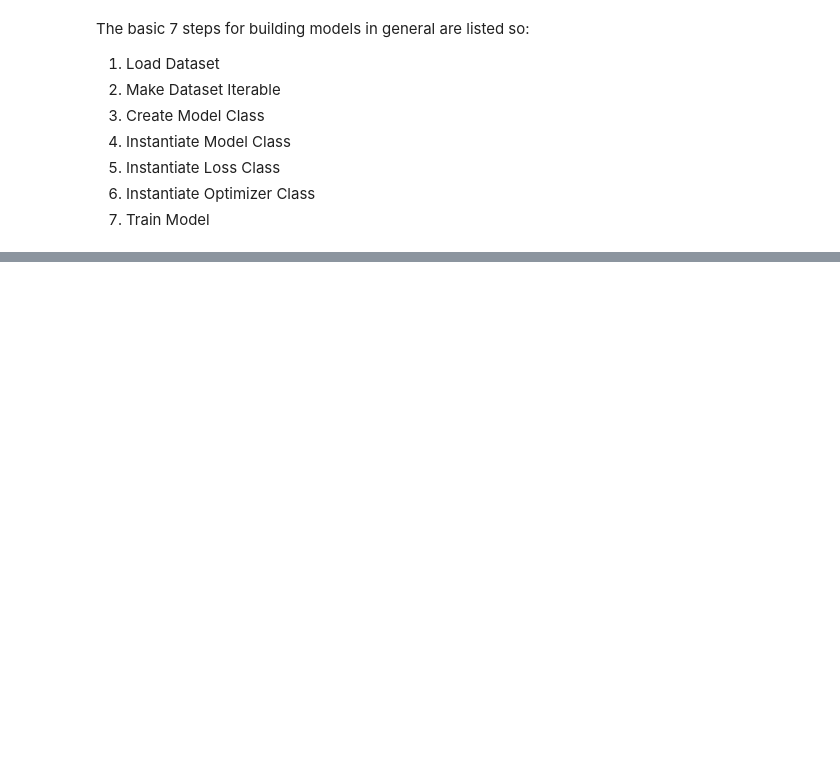
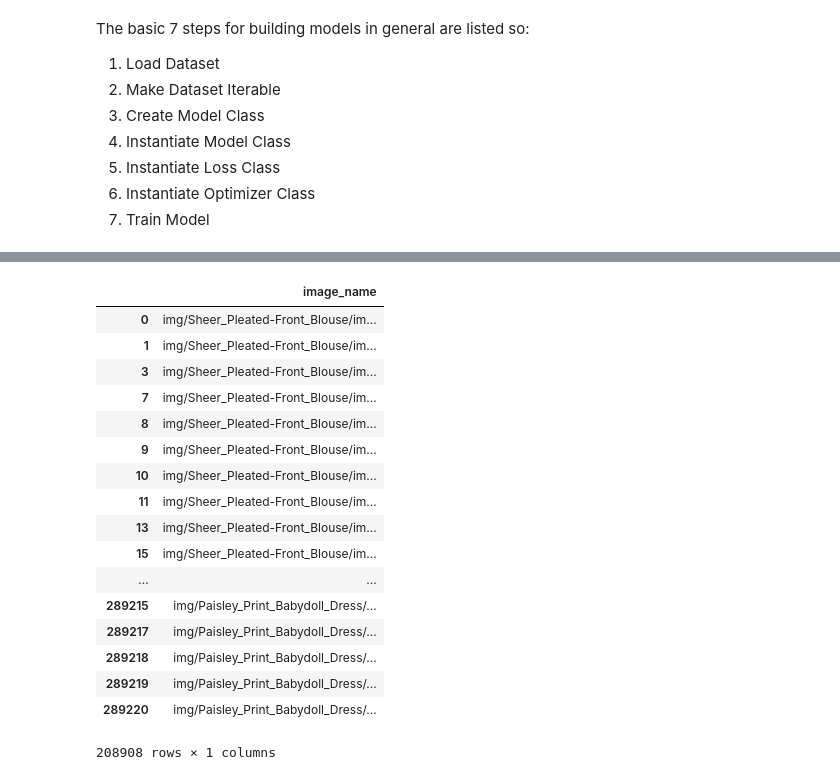
Before and after one commit to HaoNLe/FashionWebapp, a Jupyter notebook: Image-Classification-MODEL.ipynb, the cells around one changed output, grey strips where cells are left out. Cells and saved outputs as stored; diff of their text form; code cells hidden in the pictures; blank space fills up the shorter version.

```diff
--- a/Image-Classification-MODEL.ipynb
+++ b/Image-Classification-MODEL.ipynb
@@ -24,35 +83,45 @@ from torch.utils.data import Dataset, DataLoader
 # %%
 '''
 STEP 1: LOAD DATASET
 '''
 # test_df = pd.read_csv('fashionmnist/fashion-mnist_test.csv')
 # test_df_labels = test_df['label']
 # test_pixels_df = test_df.drop('label', axis=1)
-all_df = pd.read_table('list_eval_partition.txt', delim_whitespace=True)
 validation_df = all_df[all_df['evaluation_status'].str.contains('val')]
 # np.random.shuffle(validation_df)
 validation_df = validation_df.drop(['evaluation_status'], axis=1)
 
 train_df = all_df[all_df['evaluation_status'].str.contains('train')]
 # np.random.shuffle(train_df)
 train_df = train_df.drop(['evaluation_status'], axis=1)
 
 test_df = all_df[all_df['evaluation_status'].str.contains('test')]
 # np.random.shuffle(test_df)
 test_df = test_df.drop(['evaluation_status'], axis=1)
 
-labels_df = pd.read_table('list_category_img.txt', delim_whitespace=True)
-labels_df
-
-def func(image_name):
-    category_label = labels_df[labels_df['image_name'].str.match(image_name)].iloc[0]['category_label']
-    create_new = np.zeros(50)
-    create_new[category_label - 1] = 1
-    return create_new
-
 # train_df = pd.read_csv('fashionmnist/fashion-mnist_train.csv')
 # train_pixels_df = train_df.drop('label', axis=1)
 # train_df_labels = train_df['label']
+train_df
+# %% [output]
+|  | image_name |
+| 0 | img/Sheer_Pleated-Front_Blouse/im... |
+| 1 | img/Sheer_Pleated-Front_Blouse/im... |
+| 3 | img/Sheer_Pleated-Front_Blouse/im... |
+| 7 | img/Sheer_Pleated-Front_Blouse/im... |
+| 8 | img/Sheer_Pleated-Front_Blouse/im... |
+| 9 | img/Sheer_Pleated-Front_Blouse/im... |
+| 10 | img/Sheer_Pleated-Front_Blouse/im... |
+| 11 | img/Sheer_Pleated-Front_Blouse/im... |
+| 13 | img/Sheer_Pleated-Front_Blouse/im... |
+| 15 | img/Sheer_Pleated-Front_Blouse/im... |
+| ... | ... |
+| 289215 | img/Paisley_Print_Babydoll_Dress/... |
+| 289217 | img/Paisley_Print_Babydoll_Dress/... |
+| 289218 | img/Paisley_Print_Babydoll_Dress/... |
+| 289219 | img/Paisley_Print_Babydoll_Dress/... |
+| 289220 | img/Paisley_Print_Babydoll_Dress/... |
+208908 rows × 1 columns
 # %%
 np.unique(np.argmax(labelvalidation, axis=1), return_counts=True)
 # %% [output]
```
Also changed, not shown: parts of 11 cells of this notebook.
